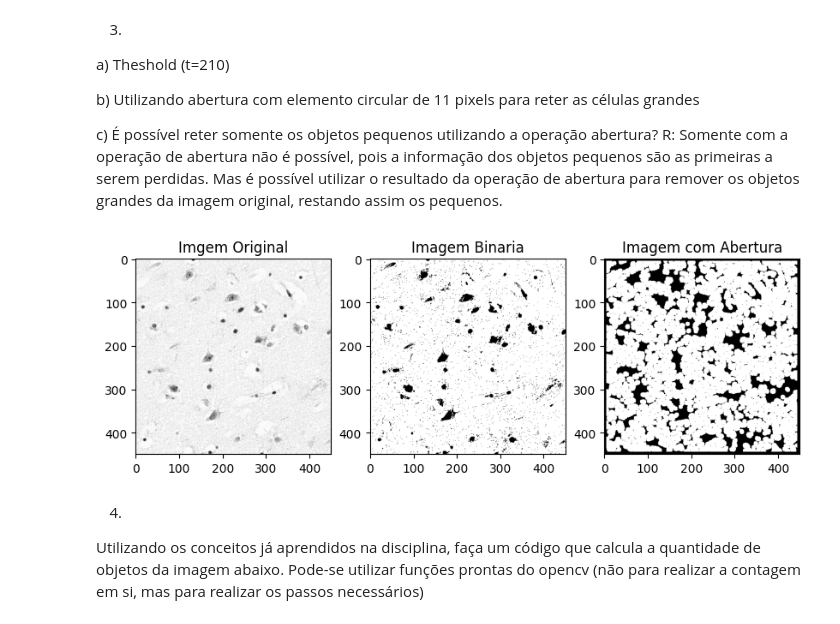
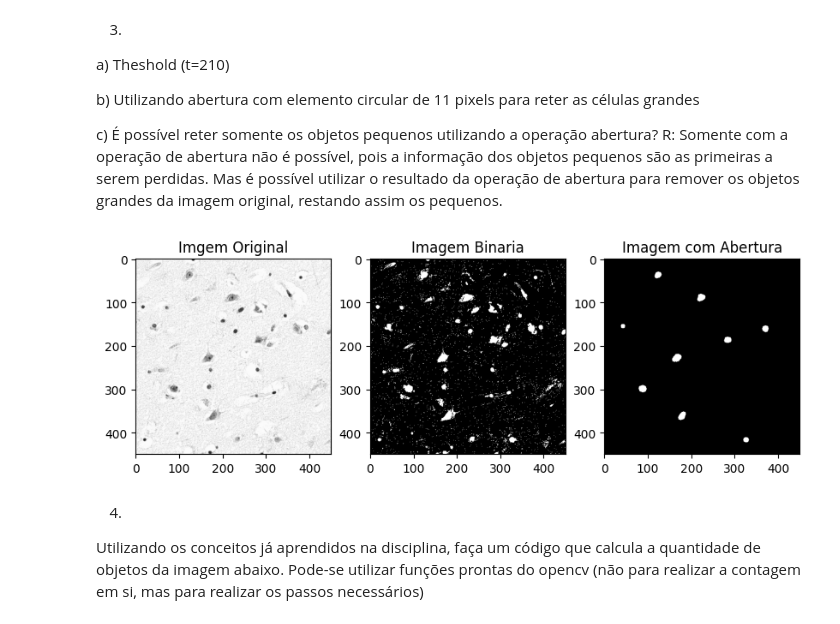
Before and after one commit to HelvesPallin/ppgco-ufu, a Jupyter notebook: ProcessamentoDigitalImagens/Lab07/Lab07.ipynb, the cells around one changed output. Drawn from its saved outputs; the diff is of its cells as text; code cells hidden in the pictures.

```diff
--- a/ProcessamentoDigitalImagens/Lab07/Lab07.ipynb
+++ b/ProcessamentoDigitalImagens/Lab07/Lab07.ipynb
@@ -90,24 +90,25 @@ R: Somente com a operação de abertura não é possível, pois a informação d
 # %%
 img3 = cv2.imread("img/cel4.png", cv2.IMREAD_GRAYSCALE)
 _, img3Binary = cv2.threshold(img3, 210, 255, cv2.THRESH_BINARY)
+img3Binary = 255-img3Binary
 
 elementoEstruturanteRaio = 5
 
 elementoEstruturante = elementoEstruturanteRedondo(elementoEstruturanteRaio)
 elementoEstruturanteCheck = elementoEstruturante*255
 
 imagem_erodida = erosao(img3Binary, elementoEstruturante, elementoEstruturanteCheck)
 imagem_aberta = dilatacao(imagem_erodida, elementoEstruturante)
 
 f, (axarr1, axarr2, axarr3)  = plt.subplots(1,3, figsize = (10,10))
 axarr1.imshow(img3, cmap='gray', vmin=0, vmax=255)
 axarr1.title.set_text("Imgem Original")
 axarr2.imshow(img3Binary, cmap='gray', vmin=0, vmax=255)
 axarr2.title.set_text("Imagem Binaria")
 axarr3.imshow(imagem_aberta, cmap='gray', vmin=0, vmax=255)
 axarr3.title.set_text("Imagem com Abertura")
 # %% [output]
-[figure, old version]
+[figure, new version]
 # %% [markdown]
 4.
 Utilizando os conceitos já aprendidos na disciplina, faça um código que calcula a quantidade de objetos da imagem abaixo. Pode-se utilizar funções prontas do opencv (não para realizar a contagem em si, mas para realizar os passos necessários)
```
Also changed, not shown: parts of 2 cells of this notebook.
